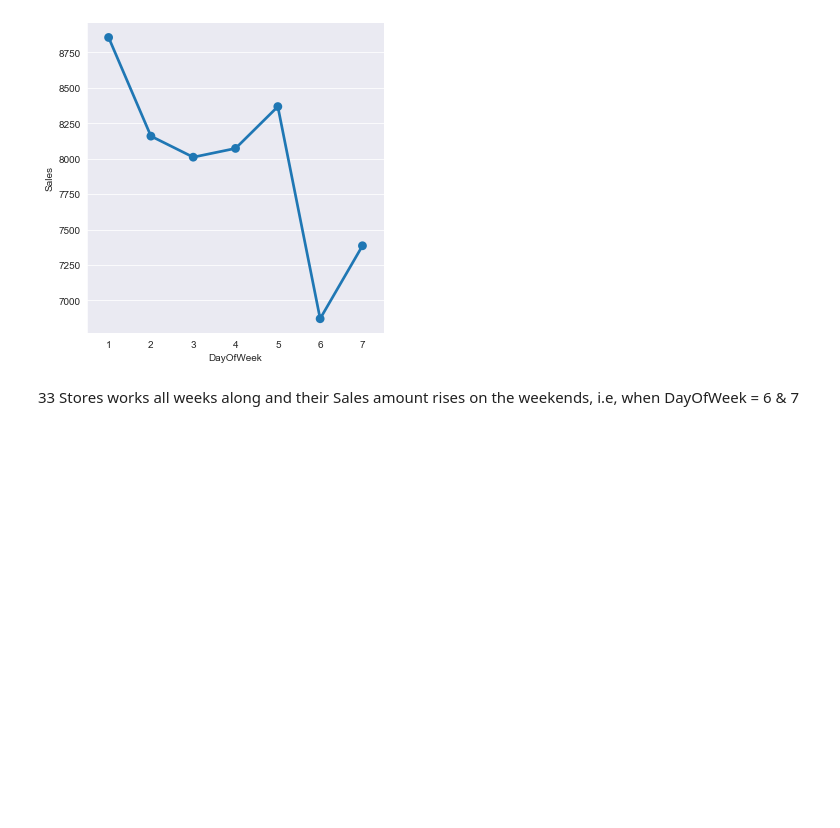
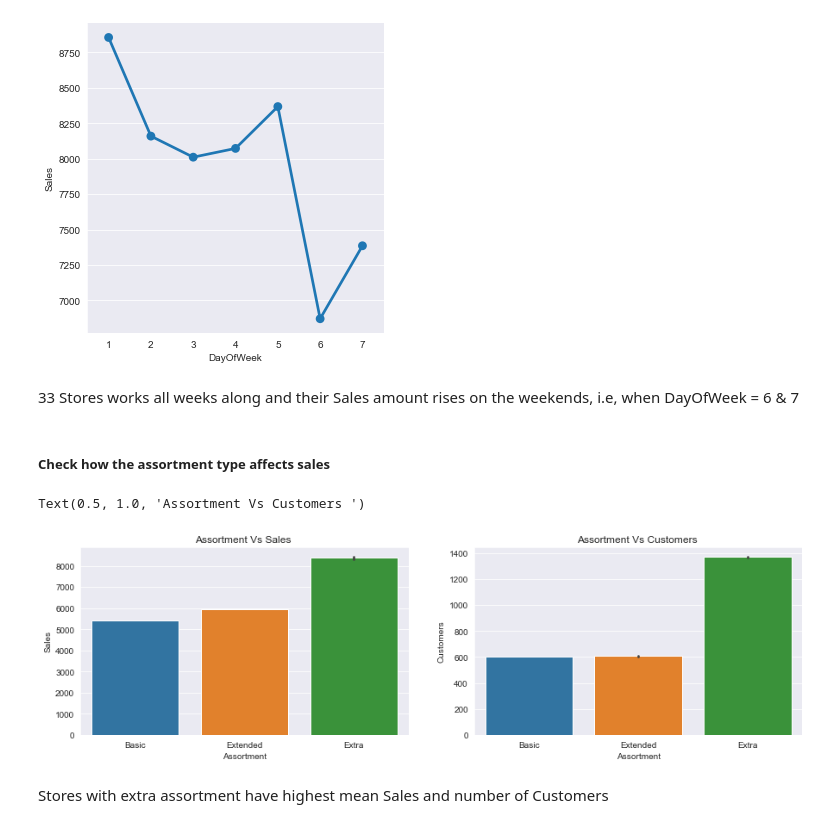
Before and after one commit to bkget/Pharmaceutical-Sales-Prediction, a Jupyter notebook: notebooks/2.EDA.ipynb, the cells around one changed output. Cells and saved outputs as stored; diff of their text form; code cells hidden in the pictures; blank space fills up the shorter version.

Commit message:
Assortment type effect

```diff
--- a/notebooks/2.EDA.ipynb
+++ b/notebooks/2.EDA.ipynb
@@ -501,3 +501,18 @@ Stores That work all Week are : 33
 [figure]
 # %% [markdown]
 33 Stores works all weeks along and their Sales amount rises on the weekends, i.e, when DayOfWeek = 6 & 7
+# %% [markdown]
+##### Check how the assortment type affects sales
+# %%
+df["Assortment"] = df["Assortment"].apply(lambda x: assortment[x])
+
+fig, (axis1, axis2) = plt.subplots(1, 2, figsize=(15, 4))
+sns.barplot(x='Assortment', y='Sales', data=df, ax=axis1)
+sns.barplot(x='Assortment', y='Customers', data=df, ax=axis2)
+axis1.set_title("Assortment Vs Sales " )
+axis2.set_title("Assortment Vs Customers ")
+# %% [output]
+Text(0.5, 1.0, 'Assortment Vs Customers ')
+[figure, added]
+# %% [markdown]
+Stores with extra assortment have highest mean Sales and number of Customers
```
